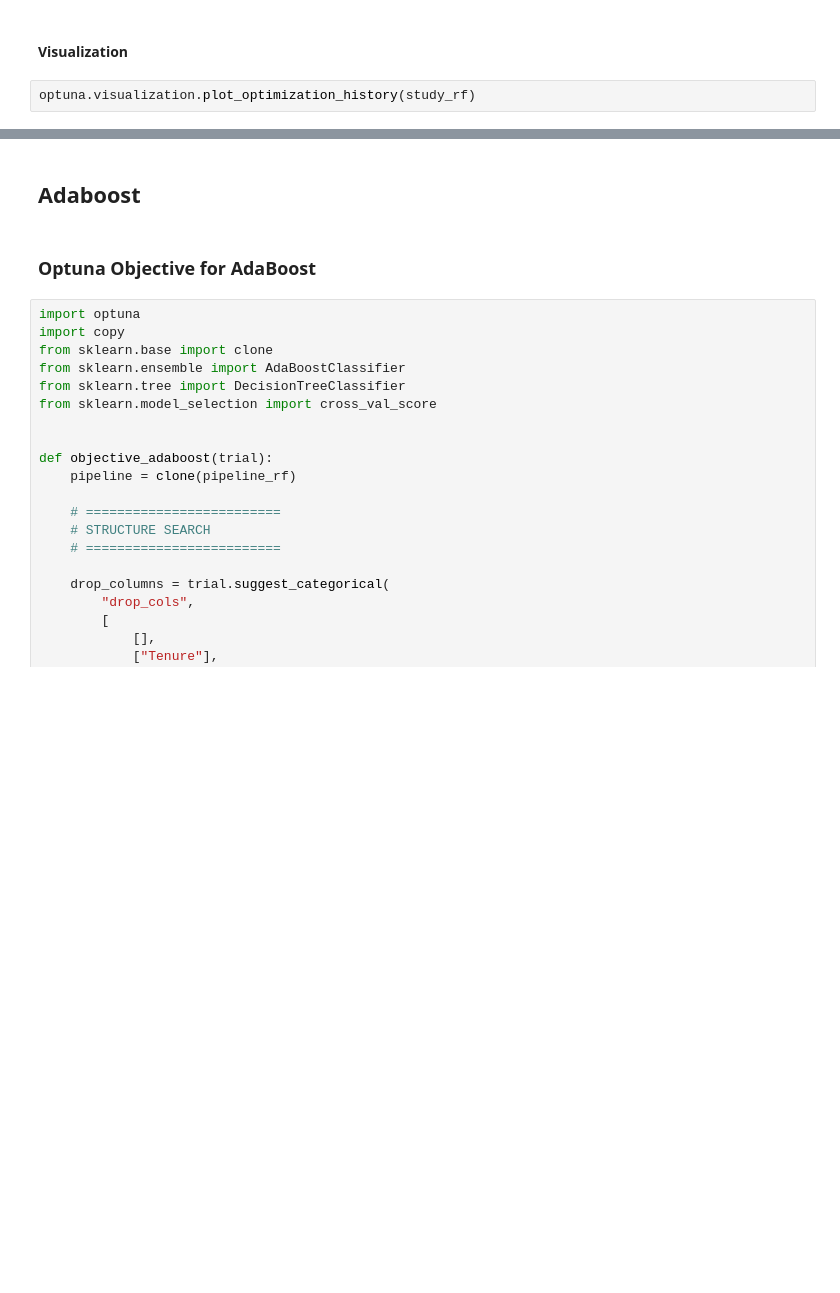
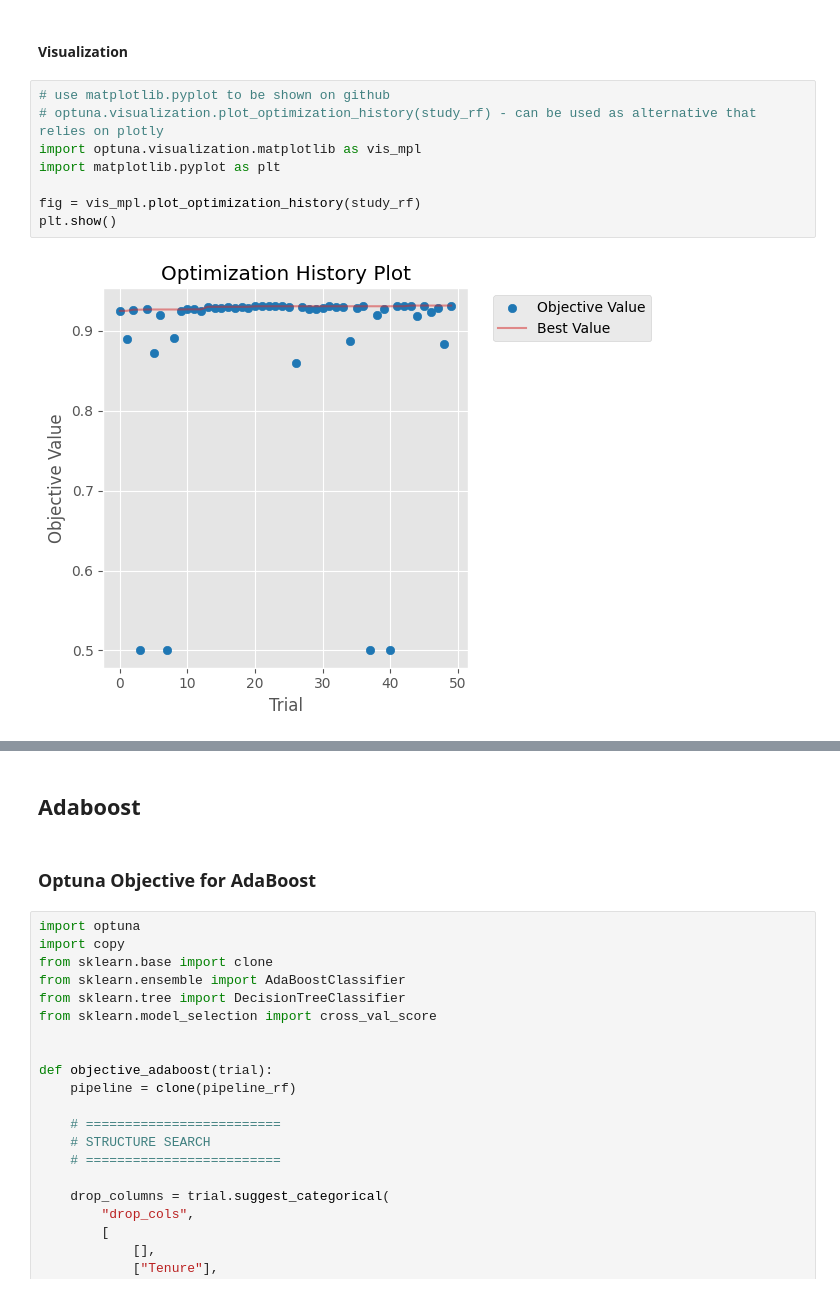
Before and after one commit to Maxstef/data-loves-ml-for-people-course, a Jupyter notebook: notebooks/2_4_ensembles_cross_val/0_8_bank_customer_ensembles.ipynb, the cells around one changed output, grey strips where cells are left out. Saved outputs shown, nothing was run; the diff lists cells and outputs as text; blank space fills up the shorter version.

Commit message:
Practice hyperparam tuning with optuna on bank customer dataset minor fixes for RF and use static plots

```diff
--- a/notebooks/2_4_ensembles_cross_val/0_8_bank_customer_ensembles.ipynb
+++ b/notebooks/2_4_ensembles_cross_val/0_8_bank_customer_ensembles.ipynb
@@ -615,5 +598,13 @@ Pipeline(steps=[('drop_cols', ColumnDropper(columns=[])),
 # %% [markdown]
 #### Visualization
 # %%
-optuna.visualization.plot_optimization_history(study_rf)
+# use matplotlib.pyplot to be shown on github
+# optuna.visualization.plot_optimization_history(study_rf) - can be used as alternative that relies on plotly
+import optuna.visualization.matplotlib as vis_mpl
+import matplotlib.pyplot as plt
+
+fig = vis_mpl.plot_optimization_history(study_rf)
+plt.show()
+# %% [output]
+[figure, added]
 # %%
```
Also changed, not shown: parts of 14 cells of this notebook.
